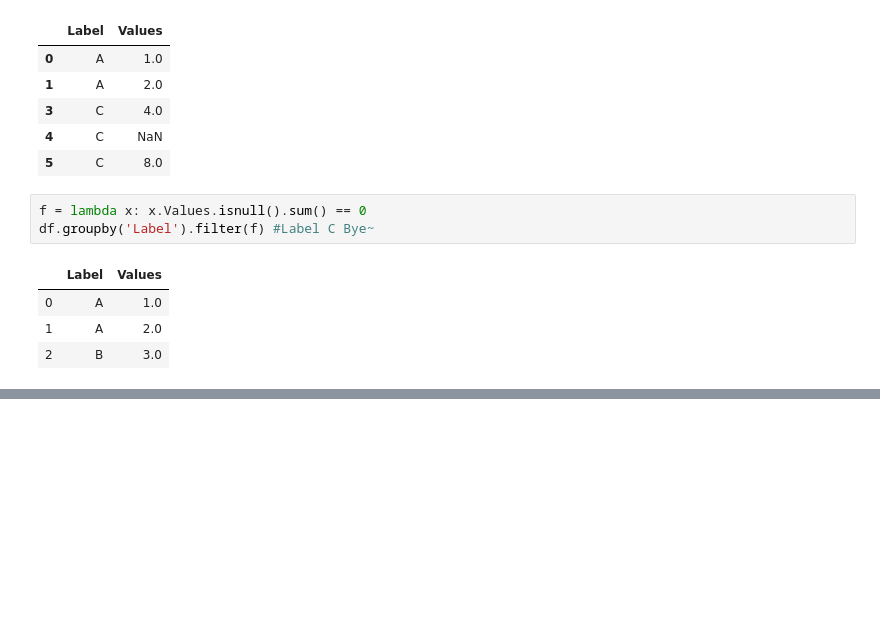
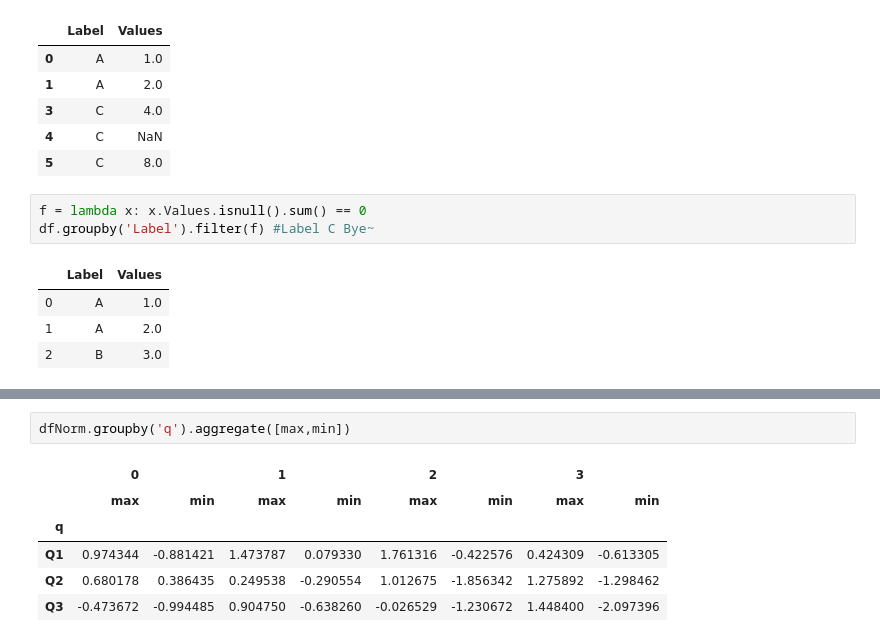
Before and after one commit to derinman/L_Python-Note, a Jupyter notebook: A02-05_Pandas Group.ipynb, the cells around one changed output, grey strips where cells are left out. Drawn from its saved outputs; the diff is of its cells as text; blank space fills up the shorter version.

```diff
--- a/A02-05_Pandas Group.ipynb
+++ b/A02-05_Pandas Group.ipynb
@@ -293,0 +325,9 @@ df.groupby('Label').filter(f) #Label C Bye~
+# %%
+dfNorm.groupby('q').aggregate([max,min])
+# %% [output]
+|  | 0 |  | 1 |  | 2 |  | 3 |  |
+|  | max | min | max | min | max | min | max | min |
+| q |  |  |  |  |  |  |  |  |
+| Q1 | 0.974344 | -0.881421 | 1.473787 | 0.079330 | 1.761316 | -0.422576 | 0.424309 | -0.613305 |
+| Q2 | 0.680178 | 0.386435 | 0.249538 | -0.290554 | 1.012675 | -1.856342 | 1.275892 | -1.298462 |
+| Q3 | -0.473672 | -0.994485 | 0.904750 | -0.638260 | -0.026529 | -1.230672 | 1.448400 | -2.097396 |
```
Also changed, not shown: parts of 3 cells of this notebook.
